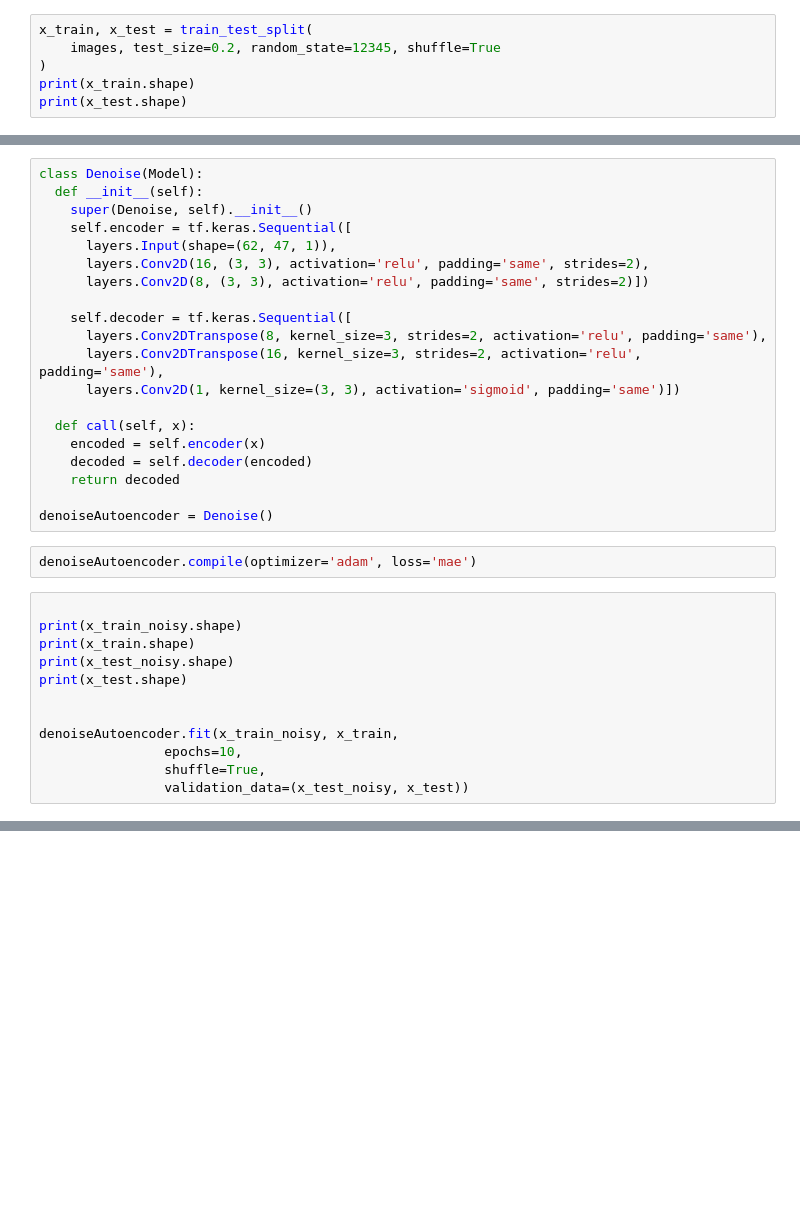
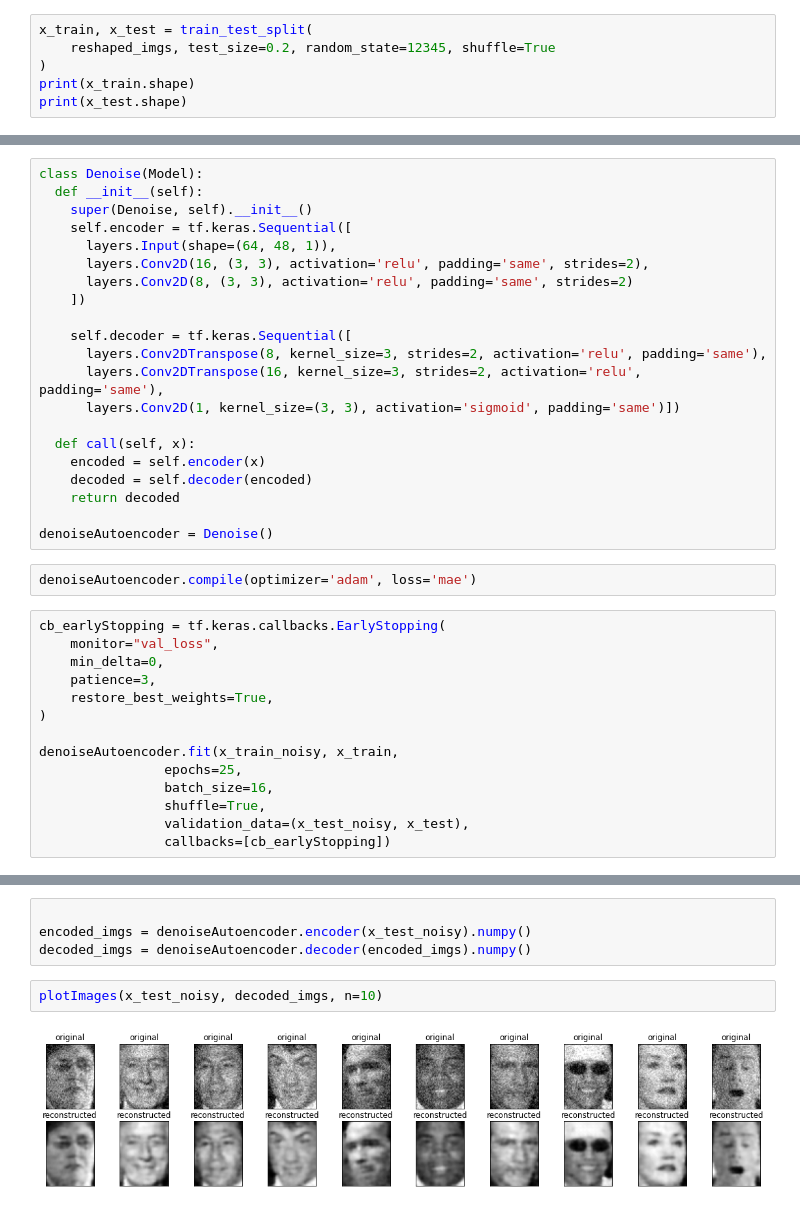
Before and after one commit to eat-your-broccoli/deeplearning, a Jupyter notebook: 05/autoencoder.ipynb, the cells around one changed output, grey strips where cells are left out. Drawn from its saved outputs; the diff is of its cells as text; blank space fills up the shorter version.

```diff
--- a/05/autoencoder.ipynb
+++ b/05/autoencoder.ipynb
@@ -192,6 +221,6 @@ for x in range(5):
 # %%
 x_train, x_test = train_test_split(
-    images, test_size=0.2, random_state=12345, shuffle=True
+    reshaped_imgs, test_size=0.2, random_state=12345, shuffle=True
 )
 print(x_train.shape)
 print(x_test.shape)
@@ -215,9 +244,10 @@ class Denoise(Model):
   def __init__(self):
     super(Denoise, self).__init__()
     self.encoder = tf.keras.Sequential([
-      layers.Input(shape=(62, 47, 1)),
+      layers.Input(shape=(64, 48, 1)),
       layers.Conv2D(16, (3, 3), activation='relu', padding='same', strides=2),
-      layers.Conv2D(8, (3, 3), activation='relu', padding='same', strides=2)])
+      layers.Conv2D(8, (3, 3), activation='relu', padding='same', strides=2)
+    ])
 
     self.decoder = tf.keras.Sequential([
       layers.Conv2DTranspose(8, kernel_size=3, strides=2, activation='relu', padding='same'),
@@ -233,15 +263,17 @@ denoiseAutoencoder = Denoise()
 # %%
 denoiseAutoencoder.compile(optimizer='adam', loss='mae')
 # %%
-
-print(x_train_noisy.shape)
-print(x_train.shape)
-print(x_test_noisy.shape)
-print(x_test.shape)
-
+cb_earlyStopping = tf.keras.callbacks.EarlyStopping(
+    monitor="val_loss",
+    min_delta=0,
+    patience=3,
+    restore_best_weights=True,
+)
 
 denoiseAutoencoder.fit(x_train_noisy, x_train,
-                epochs=10,
+                epochs=25,
+                batch_size=16,
                 shuffle=True,
-                validation_data=(x_test_noisy, x_test))
+                validation_data=(x_test_noisy, x_test),
+                callbacks=[cb_earlyStopping])
 # %% [output]
@@ -256,0 +319,8 @@ ValueError: in user code:
+# %%
+
+encoded_imgs = denoiseAutoencoder.encoder(x_test_noisy).numpy()
+decoded_imgs = denoiseAutoencoder.decoder(encoded_imgs).numpy()
+# %%
+plotImages(x_test_noisy, decoded_imgs, n=10)
+# %% [output]
+[figure, added]
```
Also changed, not shown: parts of 12 cells of this notebook, 2 other files.
